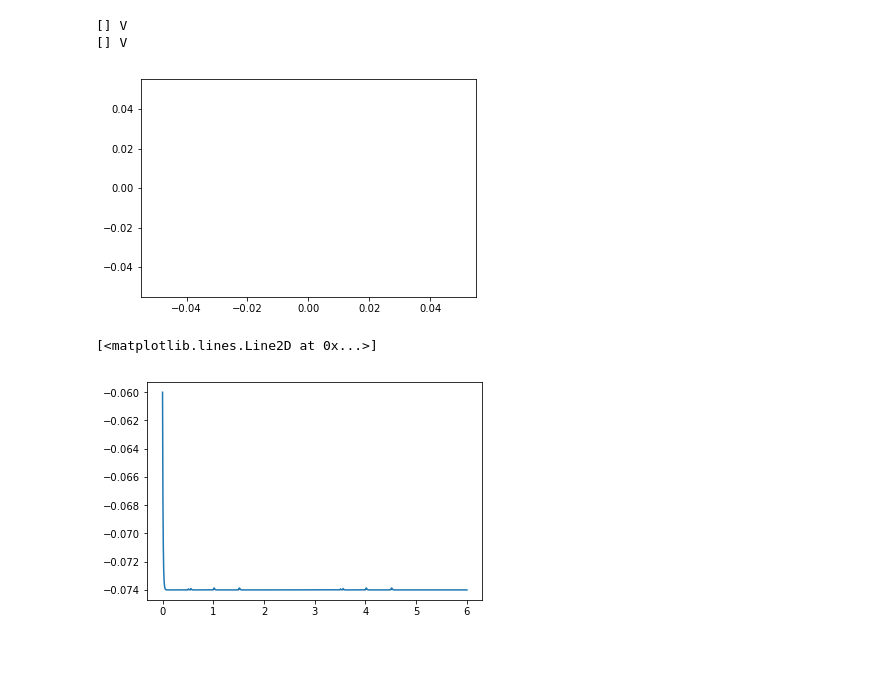
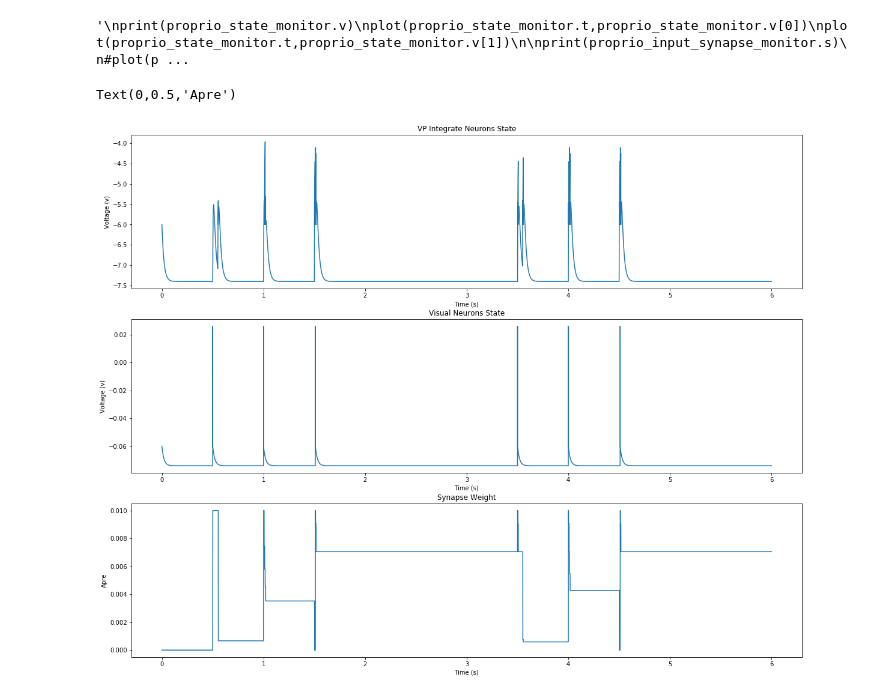
Before and after one commit to JipengSun/simulated-multisensory-integration, a Jupyter notebook: dopamine_rl/anomaly_IF.ipynb, the cells around one changed output. Drawn from its saved outputs; the diff is of its cells as text; code cells hidden in the pictures; blank space fills up the shorter version.

Commit message:
Combine the proprioceptive neurons and change the amount of synapses.

```diff
--- a/dopamine_rl/anomaly_IF.ipynb
+++ b/dopamine_rl/anomaly_IF.ipynb
@@ -75,16 +78,16 @@ proprio_input_synapse.s = 100. *mV
 proprio_input_synapse_monitor = StateMonitor(proprio_input_synapse,['s'],record = [0])
 # Run the proprioceptive input
 #run(6*second)
+'''
 print(proprio_state_monitor.v)
 plot(proprio_state_monitor.t,proprio_state_monitor.v[0])
 plot(proprio_state_monitor.t,proprio_state_monitor.v[1])
 
 print(proprio_input_synapse_monitor.s)
 #plot(proprio_input_synapse_monitor.t,proprio_input_synapse_monitor.s[0])
+'''
 # %% [output]
-[] V
-[] V
+'\nprint(proprio_state_monitor.v)\nplot(proprio_state_monitor.t,proprio_state_monitor.v[0])\nplot(proprio_state_monitor.t,proprio_state_monitor.v[1])\n\nprint(proprio_input_synapse_monitor.s)\n#plot(p ...
-[figure, removed]
 # %%
 # STDP Synapse
 taupre = taupost = 20*ms
@@ -111,11 +110,11 @@ stdp_post_eqs='''Apost += dApost
              '''
 # %%
 # VP integration neurons
-vp_integrate_neurons = NeuronGroup(2,IF_eqs,threshold='v>vt',reset='v=vr',method='euler')
+vp_integrate_neurons = NeuronGroup(2,IF_eqs,threshold='v>vt',reset='v=vr',method='euler',refractory=5*ms)
 vp_integrate_neurons.v = vr
 
 vp_integrate_spike_monitor = SpikeMonitor(vp_integrate_neurons)
-vp_integrate_state_monitor = StateMonitor(vp_integrate_neurons, 'v', record=[0,1])
+vp_integrate_state_monitor = StateMonitor(vp_integrate_neurons,['v','ge'], record=[0,1])
 
 # STDP synapse
 v_in_stdp_synapse = Synapses(visual_neurons,vp_integrate_neurons,
@@ -123,15 +122,13 @@ v_in_stdp_synapse = Synapses(visual_neurons,vp_integrate_neurons,
                              on_pre=stdp_pre_eqs,
                              on_post=stdp_post_eqs,
                              method=euler)
-v_in_stdp_synapse.connect(i=[0,0,1,1],j=[0,1,0,1])
+v_in_stdp_synapse.connect()
 v_in_stdp_synapse.w = 'rand()*gmax'
-net = Network(visual_input,visual_neurons,visual_input_synapse,vp_integrate_neurons,v_in_stdp_synapse,vp_integrate_state_monitor)
-net.run(6*second)
+v_in_synapse_monitor = StateMonitor(v_in_stdp_synapse,['w','Apre'],record=[0,1])
+#net = Network(visual_input,visual_neurons,visual_input_synapse,vp_integrate_neurons,v_in_stdp_synapse,v_in_synapse_monitor,visual_state_monitor,vp_integrate_state_monitor)
+#net.run(6*second)
 
 #plot(visual_state_monitor.t,visual_state_monitor.v[0])
 #plot(visual_state_monitor.t,visual_state_monitor.v[1])
 #print(visual_state_monitor.v[0])
-plot(vp_integrate_state_monitor.t,vp_integrate_state_monitor.v[0])
+#plot(vp_integrate_state_monitor.t,vp_integrate_state_monitor.v[0])
-# %% [output]
-[<matplotlib.lines.Line2D at 0x...>]
-[figure, removed]
@@ -137,0 +149,20 @@ plot(vp_integrate_state_monitor.t,vp_integrate_state_monitor.v[0])
+# %%
+figure(figsize=(20,16))
+subplot(311)
+plot(vp_integrate_state_monitor.t,vp_integrate_state_monitor.v[0]/gmax)
+title('VP Integrate Neurons State')
+xlabel('Time (s)')
+ylabel('Voltage (v)')
+subplot(312)
+plot(visual_state_monitor.t,visual_state_monitor.v[0])
+title('Visual Neurons State')
+xlabel('Time (s)')
+ylabel('Voltage (v)')
+subplot(313)
+plot(v_in_synapse_monitor.t,v_in_synapse_monitor.Apre[0])
+title('Synapse Weight')
+xlabel('Time (s)')
+ylabel('Apre')
+# %% [output]
+Text(0,0.5,'Apre')
+[figure, added]
```
Also changed, not shown: parts of 5 cells of this notebook.
